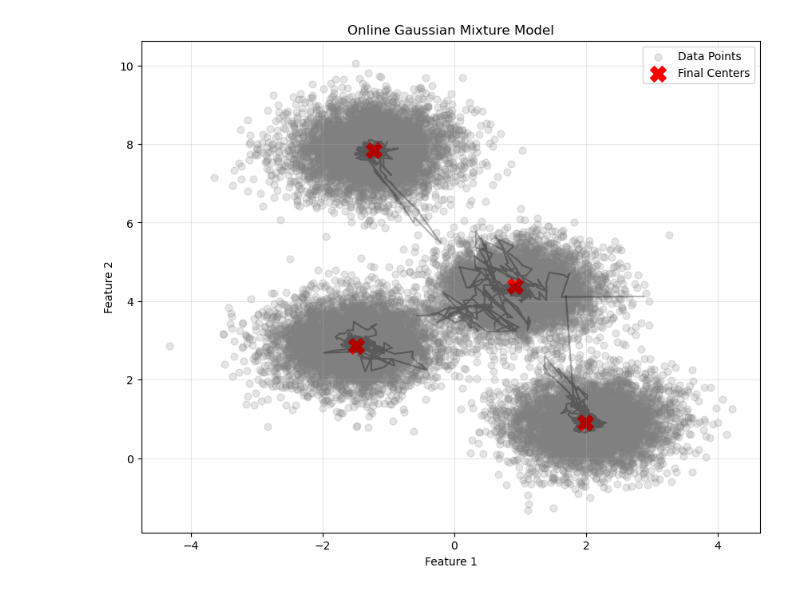
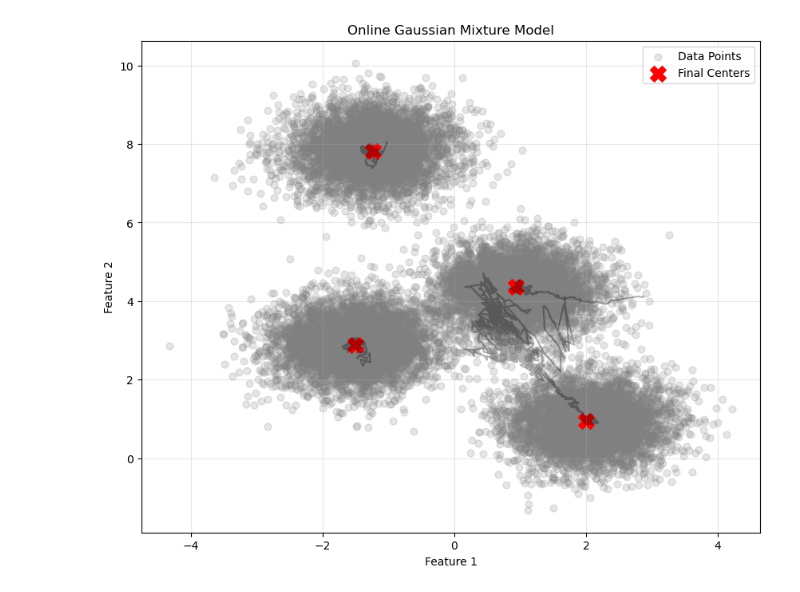
Before and after one commit to arnifreyrm/Online-GMM, a Jupyter notebook: stepwise_EM.ipynb, the cells around one changed output. Cells and saved outputs as stored; diff of their text form; code cells hidden in the pictures.

```diff
--- a/stepwise_EM.ipynb
+++ b/stepwise_EM.ipynb
@@ -266,7 +49,7 @@ def compute_responsibility(x_i, pi, mu_k, sigma_k):
 
     # Make responsibilities more extreme
     closest_center = np.argmin(distances)
-    gamma = gamma ** 2  # Square to make differences more extreme
+    # gamma = gamma ** 2  # Square to make differences more extreme
     gamma = gamma / gamma.sum()  # Renormalize
 
     # If point is very close to a center, assign it mostly to that center
@@ -289,16 +72,17 @@ def update_parameters(x_i, gamma, pi, mu_k, sigma_k, N_k, step_size, t):
     pi = N_k / N_k.sum()
 
     # Compute adaptive rates for each component based on counts in each cluster
-    adaptive_rates = np.clip(1.0 / (N_k + 1e-10), 0, 1)
+    # adaptive_rates = np.clip(1.0 / (N_k + 1e-10), 0, 1)
 
     # Update means with adaptive rates
     for k in range(n_components):
         delta = x_i - mu_k[k]
-        effective_rate = step_size * adaptive_rates[k]
+        # effective_rate = step_size * adaptive_rates[k]
+        effective_rate = step_size
 
         # More aggressive update for components with high responsibility
-        if gamma[k] > 0.5:  # If component has high responsibility
-            effective_rate *= 2.0
+        # if gamma[k] > 0.5:  # If component has high responsibility
+        #     effective_rate *= 2.0
 
         mu_k[k] += effective_rate * gamma[k] * delta
 
@@ -306,7 +90,8 @@ def update_parameters(x_i, gamma, pi, mu_k, sigma_k, N_k, step_size, t):
     for k in range(n_components):
         delta = x_i - mu_k[k]
         delta_out = np.outer(delta, delta)
-        effective_rate = step_size * adaptive_rates[k]
+        # effective_rate = step_size * adaptive_rates[k]
+        effective_rate = step_size
 
         sigma_k[k] = (1 - effective_rate) * sigma_k[k] + \
                      effective_rate * gamma[k] * delta_out
@@ -325,6 +110,7 @@ def online_gmm(data_generator, n_components, n_features, n_iterations, alpha=0.6
 
     # Collect first few points for initialization
     first_points = np.array([next(data_generator) for _ in range(n_components)])
+    # first_points = None  # Disable initialization with first points
 
     # Initialize parameters
     pi, mu_k, sigma_k = initialize_parameters(n_components, n_features, first_points, random_state)
@@ -350,14 +136,14 @@ def online_gmm(data_generator, n_components, n_features, n_iterations, alpha=0.6
         history_mu.append(mu_k.copy())
 
         # Prevent centers from collapsing or getting stuck
-        if t % 50 == 0:  # Check more frequently
-            distances = np.sqrt(((mu_k[:, None] - mu_k[None, :]) ** 2).sum(axis=2))
-            np.fill_diagonal(distances, np.inf)
+        # if t % 50 == 0:  # Check more frequently
+        #     distances = np.sqrt(((mu_k[:, None] - mu_k[None, :]) ** 2).sum(axis=2))
+        #     np.fill_diagonal(distances, np.inf)
 
-            # If centers are too close or one is near the mean
-            if (distances < 0.5).any():
-                # Add larger random perturbation to centers
-                mu_k += np.random.randn(*mu_k.shape) * 0.5
+        #     # If centers are too close or one is near the mean
+        #     if (distances < 0.5).any():
+        #         # Add larger random perturbation to centers
+        #         mu_k += np.random.randn(*mu_k.shape) * 0.5
 
     return pi, mu_k, sigma_k, history_mu
 
@@ -383,31 +169,31 @@ if __name__ == "__main__":
 
     # Run online GMM
     n_iterations = 20000
     alpha = 0.51
     random_state = 42
 
     pi, mu_k, sigma_k, history_mu = online_gmm(gen, n_components, n_features,
                                               n_iterations, alpha, random_state)
 
     # Plot results
     plt.figure(figsize=(10, 8))
 
     # Plot data points
     plt.scatter(X[:, 0], X[:, 1], c='gray', s=40, alpha=0.2, label='Data Points')
 
     # Plot final cluster centers
     plt.scatter(mu_k[:, 0], mu_k[:, 1], c='red', s=200, marker='X', label='Final Centers')
 
     # Plot center trajectories
     history_mu = np.array(history_mu)
     for k in range(n_components):
         plt.plot(history_mu[:, k, 0], history_mu[:, k, 1], 'k-', alpha=0.3)
 
     plt.title('Online Gaussian Mixture Model')
     plt.xlabel('Feature 1')
     plt.ylabel('Feature 2')
     plt.legend()
     plt.grid(True, alpha=0.3)
     plt.show()
 # %% [output]
-[figure, old version]
+[figure, new version]
```
Also changed, not shown: parts of 4 cells of this notebook, 3 other files.
